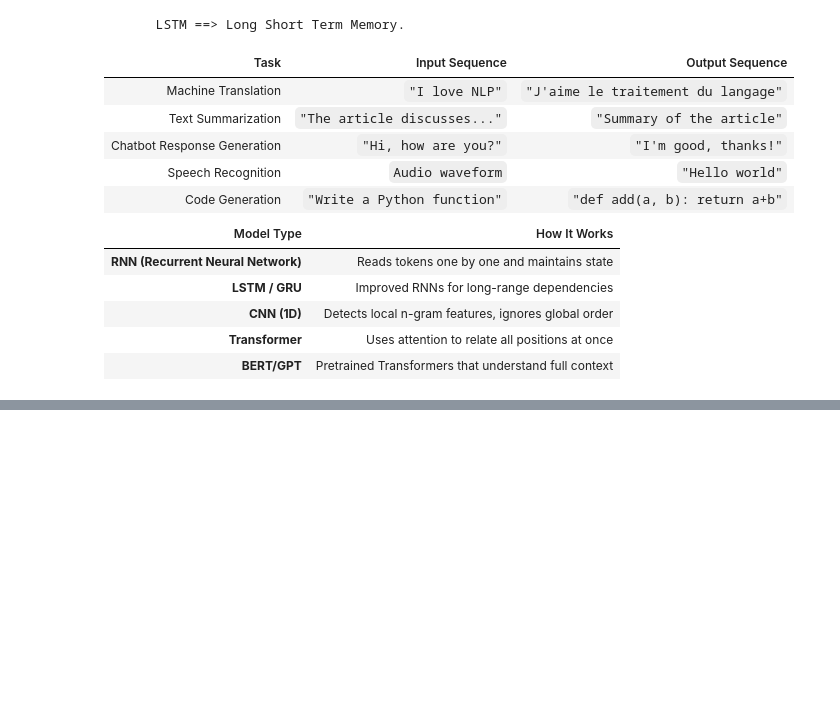
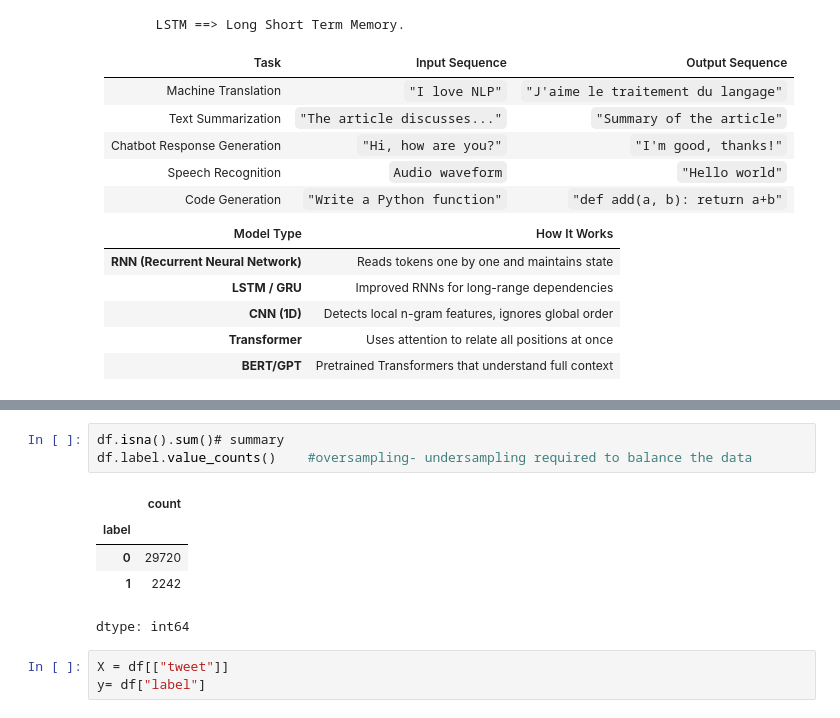
Before and after one commit to ankurs190/GenAI-Durgasoft-, a Jupyter notebook: NLP_Durgasoft.ipynb, the cells around one changed output, grey strips where cells are left out. Saved outputs shown, nothing was run; the diff lists cells and outputs as text; blank space fills up the shorter version.

```diff
--- a/NLP_Durgasoft.ipynb
+++ b/NLP_Durgasoft.ipynb
@@ -1457,0 +1563,12 @@ print(model.get_word_vector("language")) #This retrieves the embedding vector fo
+# %%
+df.isna().sum()# summary
+df.label.value_counts()    #oversampling- undersampling required to balance the data
+# %% [output]
+|  | count |
+| label |  |
+| 0 | 29720 |
+| 1 | 2242 |
+dtype: int64
+# %%
+X = df[["tweet"]]
+y= df["label"]
```
Also changed, not shown: parts of 33 cells of this notebook.
